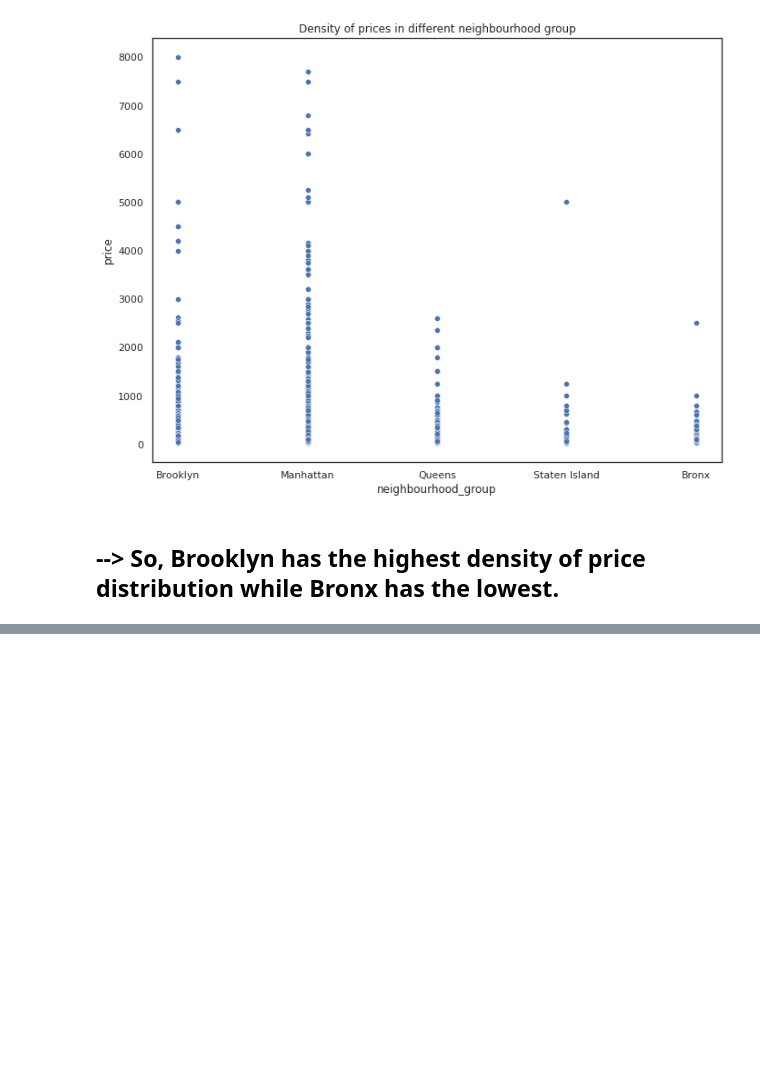
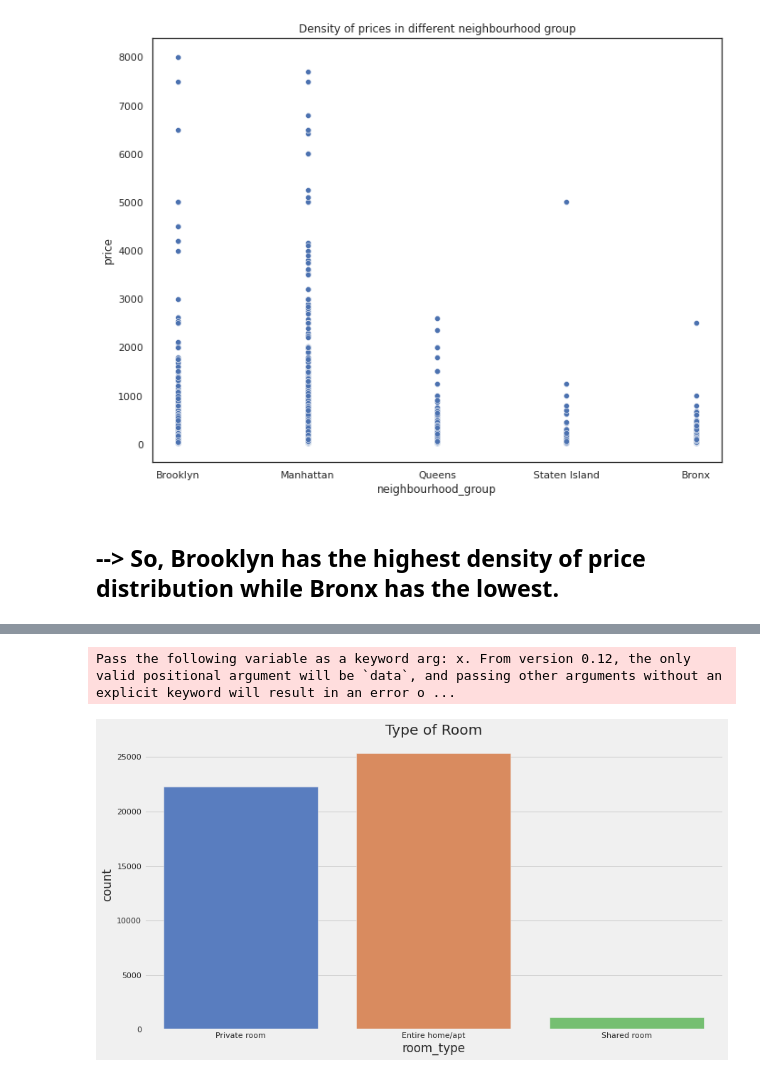
Before and after one commit to TanuRajput110/Airbnb-EDA-Project, a Jupyter notebook: Airbnb_Bookings_Analysis_Capstone_Project.ipynb, the cells around one changed output, grey strips where cells are left out. Cells and saved outputs as stored; diff of their text form; code cells hidden in the pictures; blank space fills up the shorter version.

```diff
--- a/Airbnb_Bookings_Analysis_Capstone_Project.ipynb
+++ b/Airbnb_Bookings_Analysis_Capstone_Project.ipynb
@@ -561,0 +580,9 @@ plt.show()
+# %%
+plt.figure(figsize=(13,7))
+plt.title("Type of Room")
+sns.countplot(new_df1.room_type, palette="muted")
+fig = plt.gcf()
+plt.show()
+# %% [output]
+Pass the following variable as a keyword arg: x. From version 0.12, the only valid positional argument will be `data`, and passing other arguments without an explicit keyword will result in an error o ...
+[figure, added]
```
Also changed, not shown: parts of 21 cells of this notebook.
